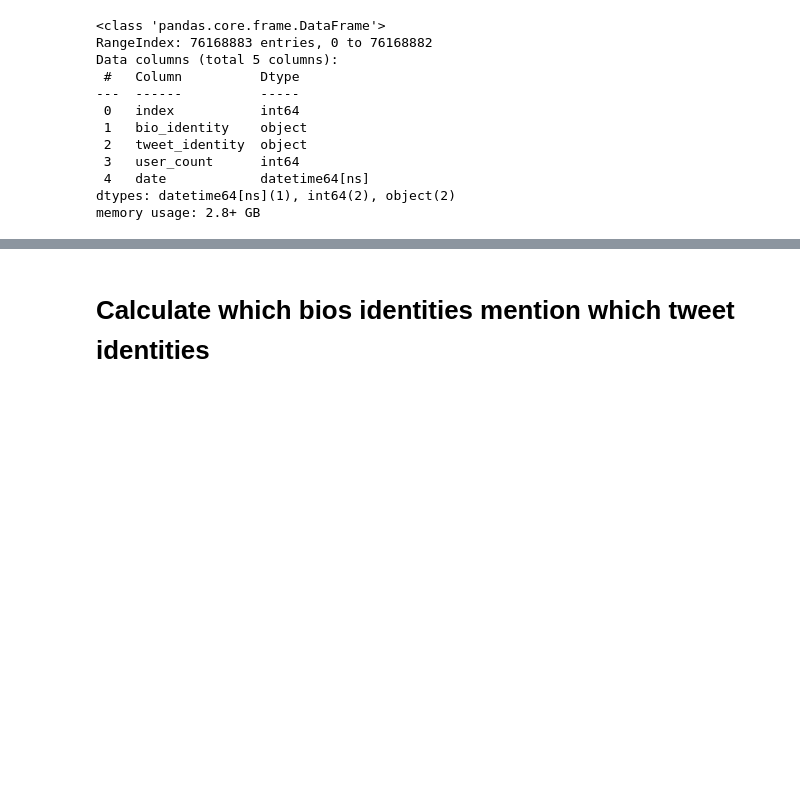
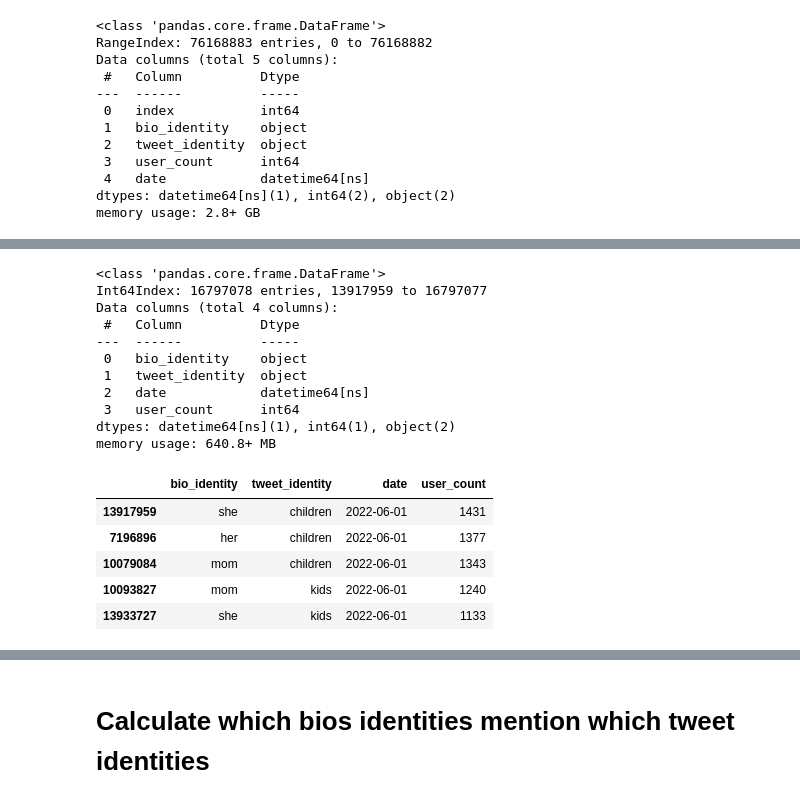
Before and after one commit to michaelmilleryoder/covid_identities, a Jupyter notebook: jupyter/bios_tweets_identities.ipynb, the cells around one changed output, grey strips where cells are left out. Cells and saved outputs as stored; diff of their text form; code cells hidden in the pictures; blank space fills up the shorter version.

```diff
--- a/jupyter/bios_tweets_identities.ipynb
+++ b/jupyter/bios_tweets_identities.ipynb
@@ -59,0 +114,22 @@ top_monthly
+# %%
+gped = gped.sort_values(['date', 'user_count'], ascending=False)
+gped.info()
+gped.head()
+# %% [output]
+<class 'pandas.core.frame.DataFrame'>
+Int64Index: 16797078 entries, 13917959 to 16797077
+Data columns (total 4 columns):
+ #   Column          Dtype
+---  ------          -----
+ 0   bio_identity    object
+ 1   tweet_identity  object
+ 2   date            datetime64[ns]
+ 3   user_count      int64
+dtypes: datetime64[ns](1), int64(1), object(2)
+memory usage: 640.8+ MB
+|  | bio_identity | tweet_identity | date | user_count |
+| 13917959 | she | children | 2022-06-01 | 1431 |
+| 7196896 | her | children | 2022-06-01 | 1377 |
+| 10079084 | mom | children | 2022-06-01 | 1343 |
+| 10093827 | mom | kids | 2022-06-01 | 1240 |
+| 13933727 | she | kids | 2022-06-01 | 1133 |
```
Also changed, not shown: parts of 15 cells of this notebook, 3 other files.
